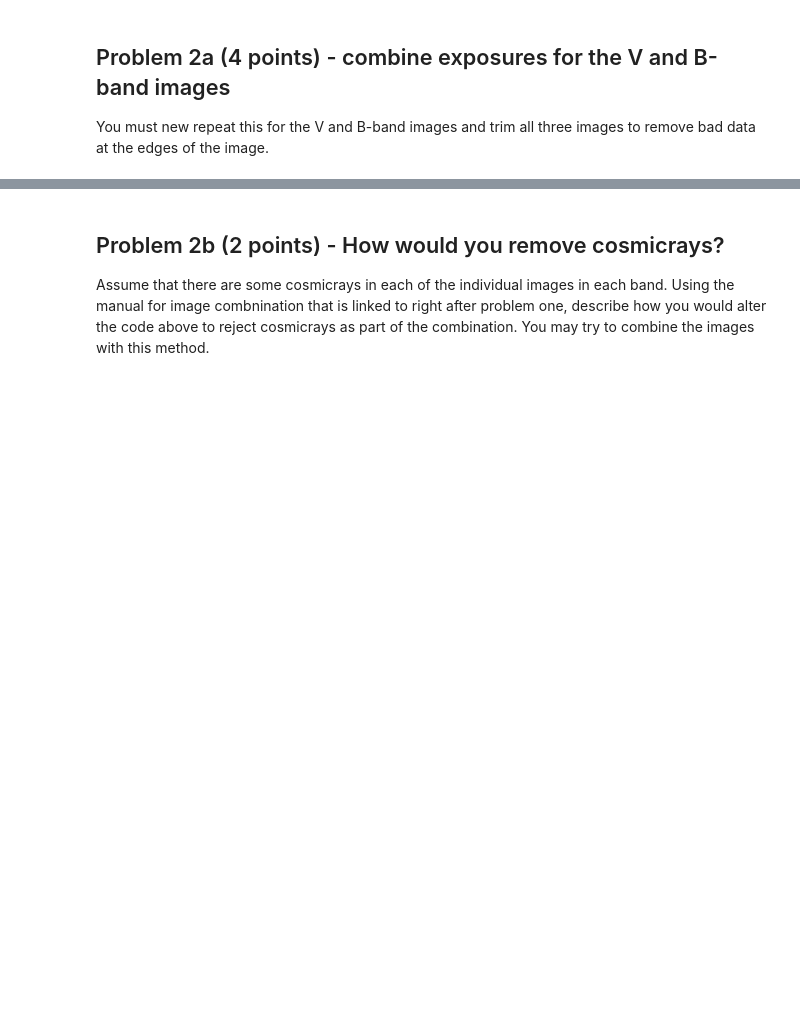
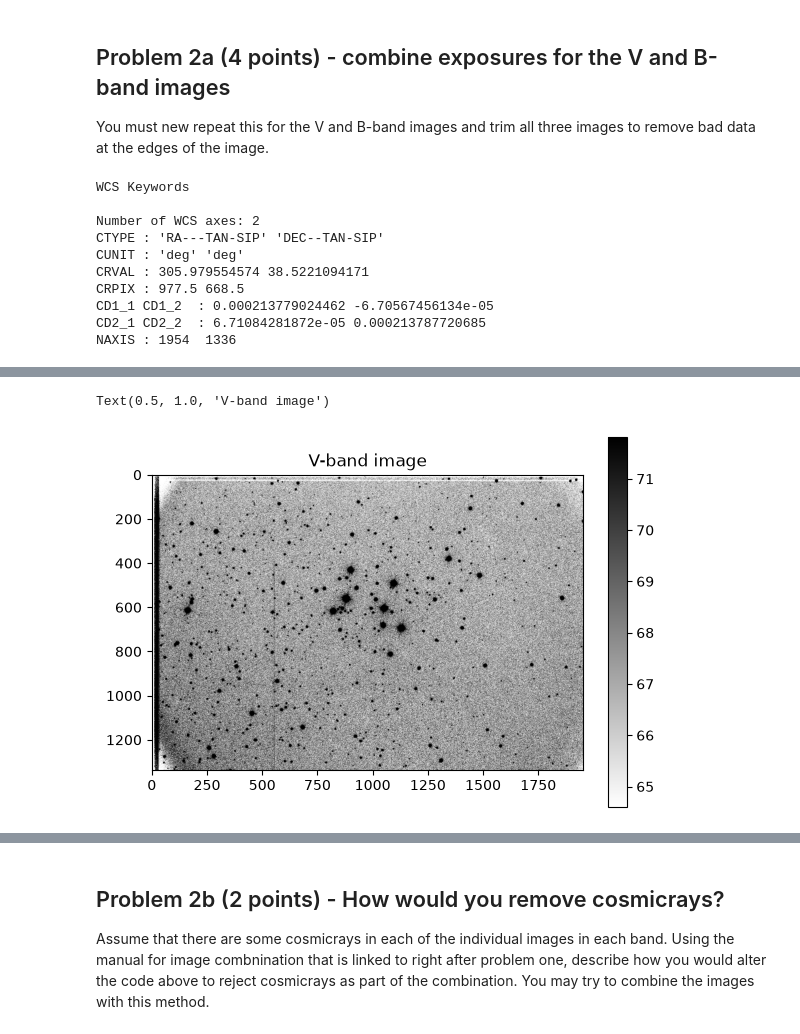
Before and after one commit to NathanielS-KU/Reductionproject_student, a Jupyter notebook: cluster_photometry_student.ipynb, the cells around one changed output, grey strips where cells are left out. Saved outputs shown, nothing was run; the diff lists cells and outputs as text; code cells hidden in the pictures; blank space fills up the shorter version.

```diff
--- a/cluster_photometry_student.ipynb
+++ b/cluster_photometry_student.ipynb
@@ -167,9 +167,9 @@ print(image_list)
 #*****************
 #Using the above code as a reference, create lists of images in each band
 #First we need to get a list for images in each filter
-rimage_list = glob.glob('ca*r.fits')
-gimage_list = glob.glob('ca*g.fits')
-bimage_list = glob.glob('ca*b.fits')
+rimage_list = glob.glob('ca*r.fits') ## red image list
+vimage_list = glob.glob('ca*g.fits') ## green image list
+bimage_list = glob.glob('ca*b.fits') ## blue image list
 
 #read in the first r-band image in that list using fits.getdata.  This image will be used as a target whose WCS
 # will be used for all other images to be transformed onto
@@ -179,9 +179,9 @@ target_wcs = WCS(header)
 print(target_wcs)
 #**********************
 #now print out each of the image lists to see if they make sense
-print("red image list: ", rimage_list)
-print("green image list: ", gimage_list)
-print("blue image list: ", bimage_list)
+print("R image list: ", rimage_list)
+print("V image list: ", vimage_list)
+print("B image list: ", bimage_list)
 #print(len(rimage_list) + len(gimage_list) + len(bimage_list))
 #print(len(image_list)) ## checking to make sure the lengths are the same
 # %% [output]
@@ -238,0 +244,42 @@ You must new repeat this for the V and B-band images and trim all three images t
+# %%
+#*********************
+#repeat for the V-band images
+
+## create new target
+vimage, vheader = fits.getdata(vimage_list[0],header=True) ## point it at the first image in the V-Band list
+target_wcs = WCS(header)
+
+print(target_wcs)
+# using code from cell [11], replacing rimage_list with vimage_list
+reprojected = []
+#loop through each image name
+for image_name in vimage_list:
+    #read the image into a "CCDData" object
+    img = CCDData.read(image_name)
+    #take each image, and reproject it onto an identical coordinate grid to the target image
+    new_image = wcs_project(img, target_wcs)
+    #this is a list of all the reprojected images
+    reprojected.append(new_image)
+
+# combine the reprojected images into one image
+combiner = Combiner(reprojected)
+stacked_image = combiner.average_combine()
+
+
+# save the combined V-Band image
+fits.writeto('M29V.fits',stacked_image,overwrite=True,header=vheader)
+# display the combined image
+plt.figure()
+imdisplay(stacked_image)
+plt.title('V-band image')
+# %% [output]
+WCS Keywords
+
+Number of WCS axes: 2
+CTYPE : 'RA---TAN-SIP' 'DEC--TAN-SIP'
+CUNIT : 'deg' 'deg'
+CRVAL : 305.979554574 38.5221094171
+CRPIX : 977.5 668.5
+CD1_1 CD1_2  : 0.000213779024462 -6.70567456134e-05
+CD2_1 CD2_2  : 6.71084281872e-05 0.000213787720685
+NAXIS : 1954  1336
@@ -238,0 +296,2 @@ You must new repeat this for the V and B-band images and trim all three images t
+Text(0.5, 1.0, 'V-band image')
+[figure, added]
```
Also changed, not shown: parts of 11 cells of this notebook.
